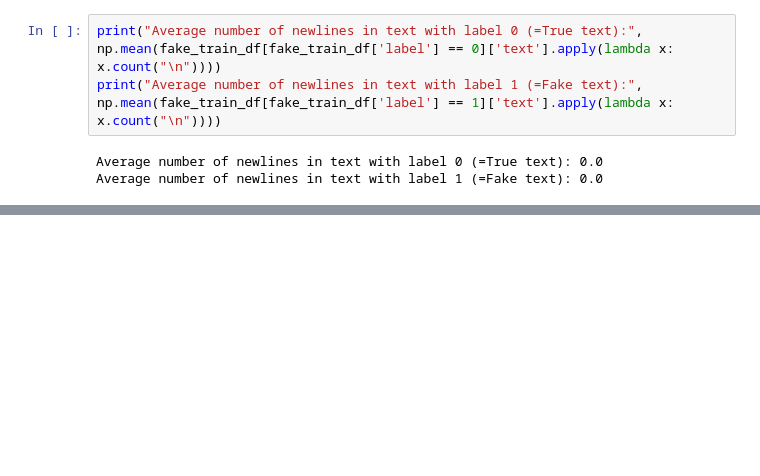
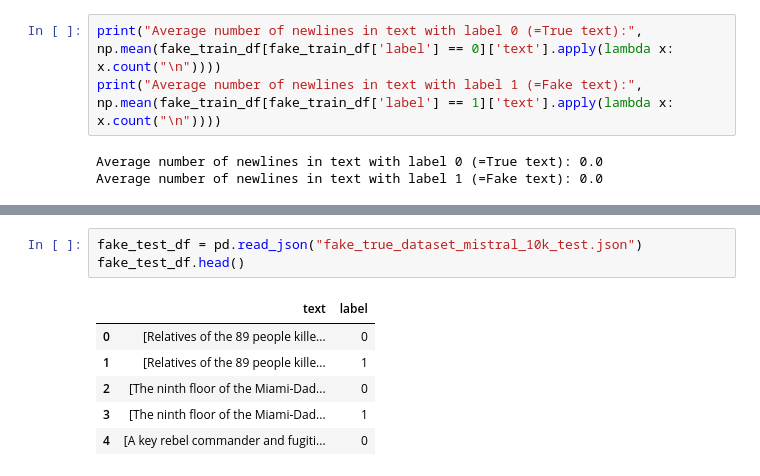
Before and after one commit to marluxiaboss/text_llm_detector, a Jupyter notebook: explore_fake_true_dataset.ipynb, the cells around one changed output, grey strips where cells are left out. Saved outputs shown, nothing was run; the diff lists cells and outputs as text; blank space fills up the shorter version.

```diff
--- a/explore_fake_true_dataset.ipynb
+++ b/explore_fake_true_dataset.ipynb
@@ -185,0 +167,10 @@ wasserstein_distances
+# %%
+fake_test_df = pd.read_json("fake_true_dataset_mistral_10k_test.json")
+fake_test_df.head()
+# %% [output]
+|  | text | label |
+| 0 | [Relatives of the 89 people kille... | 0 |
+| 1 | [Relatives of the 89 people kille... | 1 |
+| 2 | [The ninth floor of the Miami-Dad... | 0 |
+| 3 | [The ninth floor of the Miami-Dad... | 1 |
+| 4 | [A key rebel commander and fugiti... | 0 |
```
Also changed, not shown: parts of 23 cells of this notebook, 2 other files.
